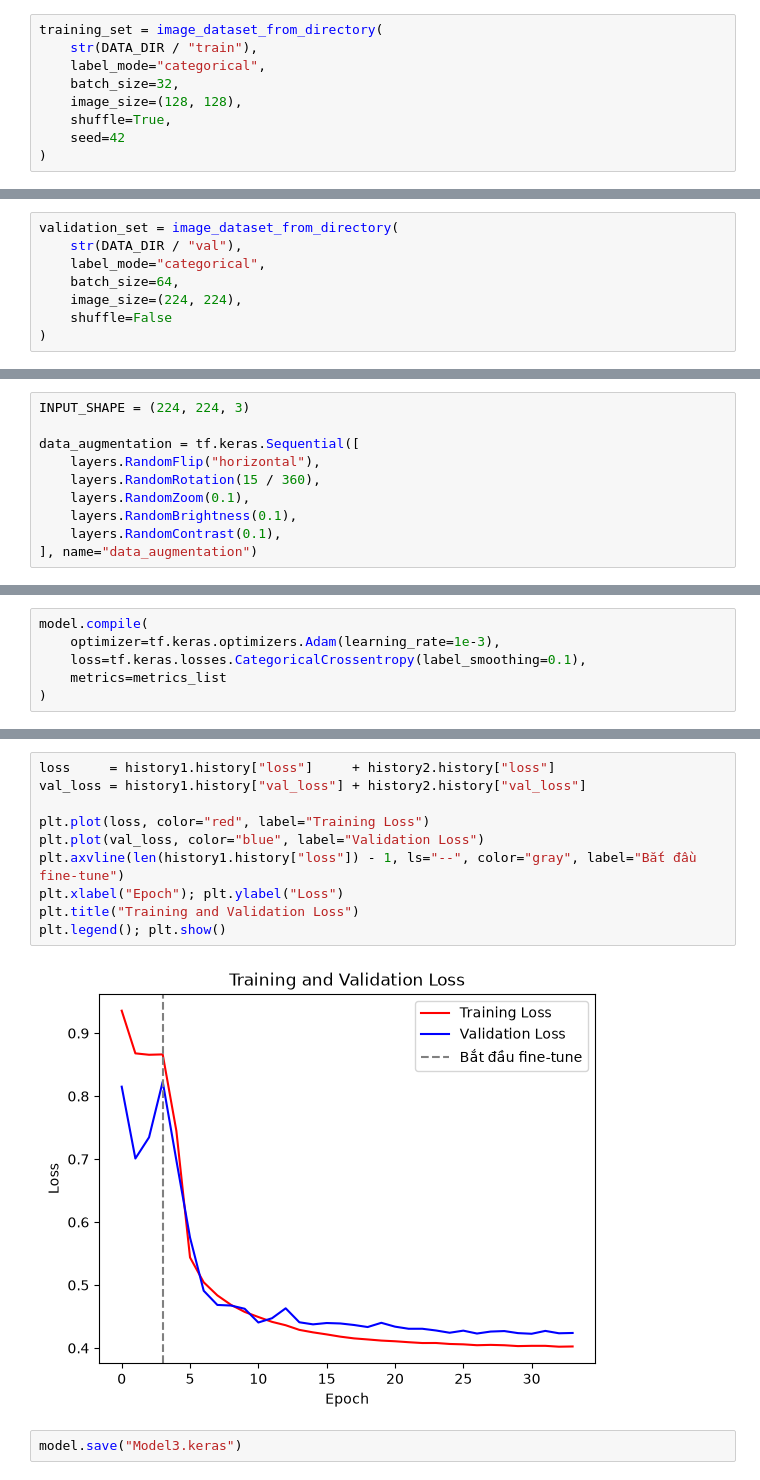
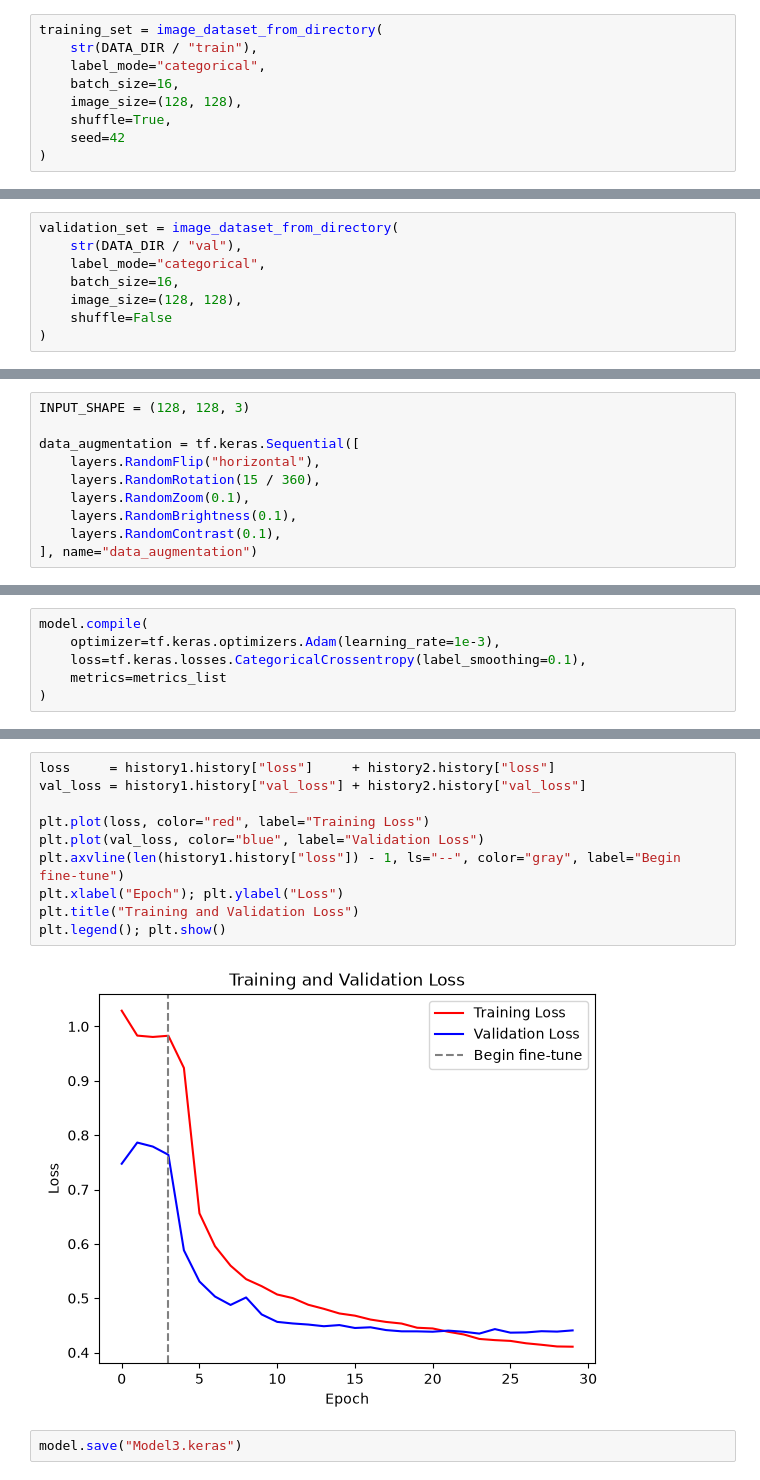
Before and after one commit to anhthu0910/G8_AI66A_DNN, a Jupyter notebook: src/Model_3/model_3.ipynb, the cells around one changed output, grey strips where cells are left out. Drawn from its saved outputs; the diff is of its cells as text.

```diff
--- a/src/Model_3/model_3.ipynb
+++ b/src/Model_3/model_3.ipynb
@@ -33,7 +33,7 @@ TEST_DIR = DATA_DIR / "test"
 training_set = image_dataset_from_directory(
     str(DATA_DIR / "train"),
     label_mode="categorical",
-    batch_size=32,
+    batch_size=16,
     image_size=(128, 128),
     shuffle=True,
     seed=42
@@ -59,8 +54,8 @@ Found 69380 files belonging to 4 classes.
 validation_set = image_dataset_from_directory(
     str(DATA_DIR / "val"),
     label_mode="categorical",
-    batch_size=64,
-    image_size=(224, 224),
+    batch_size=16,
+    image_size=(128, 128),
     shuffle=False
 )
 # %% [output]
@@ -94,7 +89,7 @@ Class weights: {0: 0.7991161457020418, 1: 2.271247537166398, 2: 3.08787897236089
 # %% [markdown]
 ### 2.2 Augmentation
 # %%
-INPUT_SHAPE = (224, 224, 3)
+INPUT_SHAPE = (128, 128, 3)
 
 data_augmentation = tf.keras.Sequential([
     layers.RandomFlip("horizontal"),
@@ -253,15 +236,15 @@ Epoch 30/30
 # %%
 loss     = history1.history["loss"]     + history2.history["loss"]
 val_loss = history1.history["val_loss"] + history2.history["val_loss"]
 
 plt.plot(loss, color="red", label="Training Loss")
 plt.plot(val_loss, color="blue", label="Validation Loss")
-plt.axvline(len(history1.history["loss"]) - 1, ls="--", color="gray", label="Bắt đầu fine-tune")
+plt.axvline(len(history1.history["loss"]) - 1, ls="--", color="gray", label="Begin fine-tune")
 plt.xlabel("Epoch"); plt.ylabel("Loss")
 plt.title("Training and Validation Loss")
 plt.legend(); plt.show()
 # %% [output]
-[figure, old version]
+[figure, new version]
 # %%
 model.save("Model3.keras")
 # %% [markdown]
```
Also changed, not shown: parts of 21 cells of this notebook, 3 other files.
